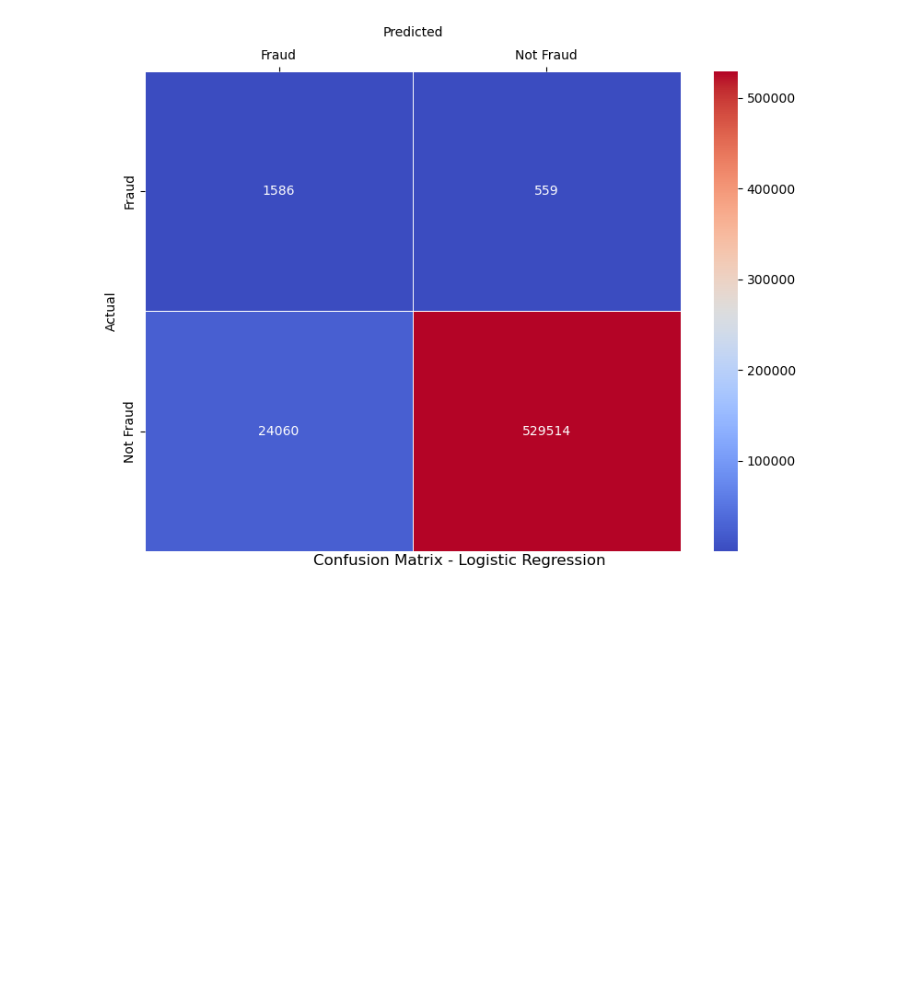
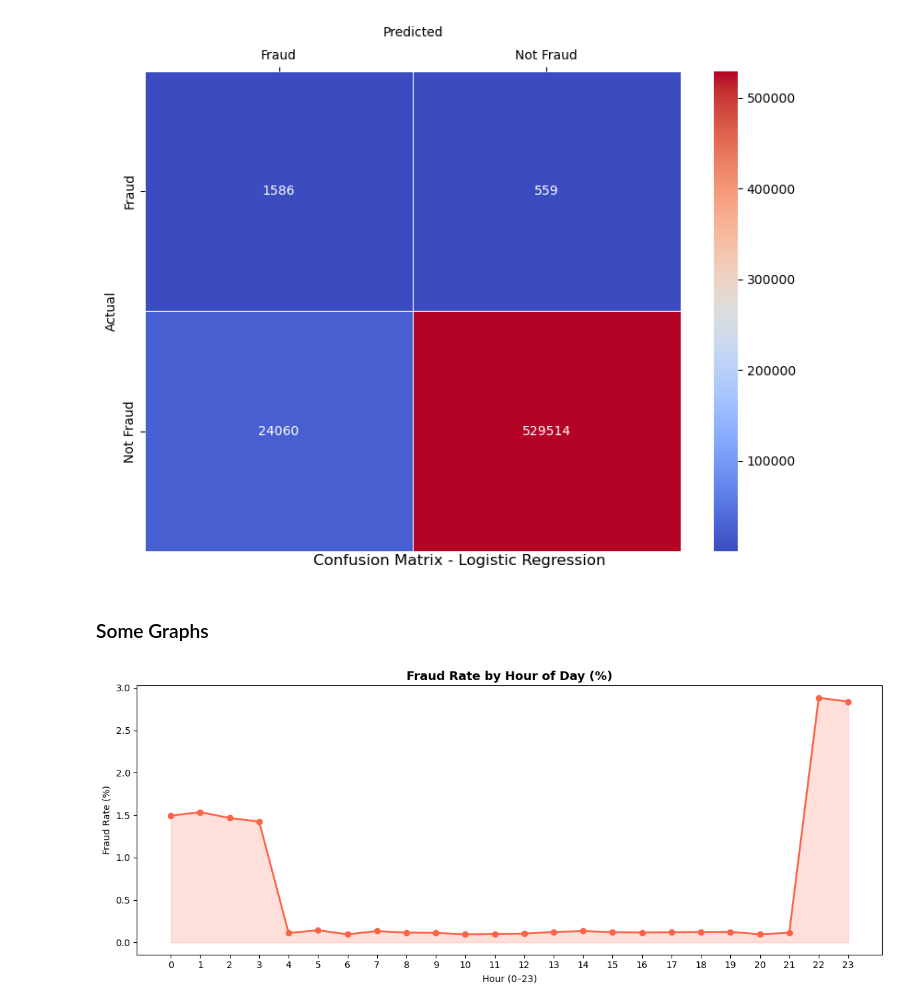
Before and after one commit to Tanjinul/INF2179-ML-Final-Project, a Jupyter notebook: Data_Cleaning_Exploratory.ipynb, the cells around one changed output. Drawn from its saved outputs; the diff is of its cells as text; code cells hidden in the pictures; blank space fills up the shorter version.

```diff
--- a/Data_Cleaning_Exploratory.ipynb
+++ b/Data_Cleaning_Exploratory.ipynb
@@ -627,3 +656,19 @@ plt.tight_layout()
 plt.show()
 # %% [output]
 [figure]
+# %% [markdown]
+### Some Graphs
+# %%
+fraud_by_hour = df_train.groupby('trans_hour')['is_fraud'].mean() * 100
+
+plt.figure(figsize=(12, 5))
+plt.plot(fraud_by_hour.index, fraud_by_hour.values, marker='o', color='tomato', linewidth=2)
+plt.fill_between(fraud_by_hour.index, fraud_by_hour.values, alpha=0.2, color='tomato')
+plt.title('Fraud Rate by Hour of Day (%)', fontsize=13, fontweight='bold')
+plt.xlabel('Hour (0–23)')
+plt.ylabel('Fraud Rate (%)')
+plt.xticks(range(0, 24))
+plt.tight_layout()
+plt.show()
+# %% [output]
+[figure, added]
```
Also changed, not shown: parts of 8 cells of this notebook, 4 other files.
